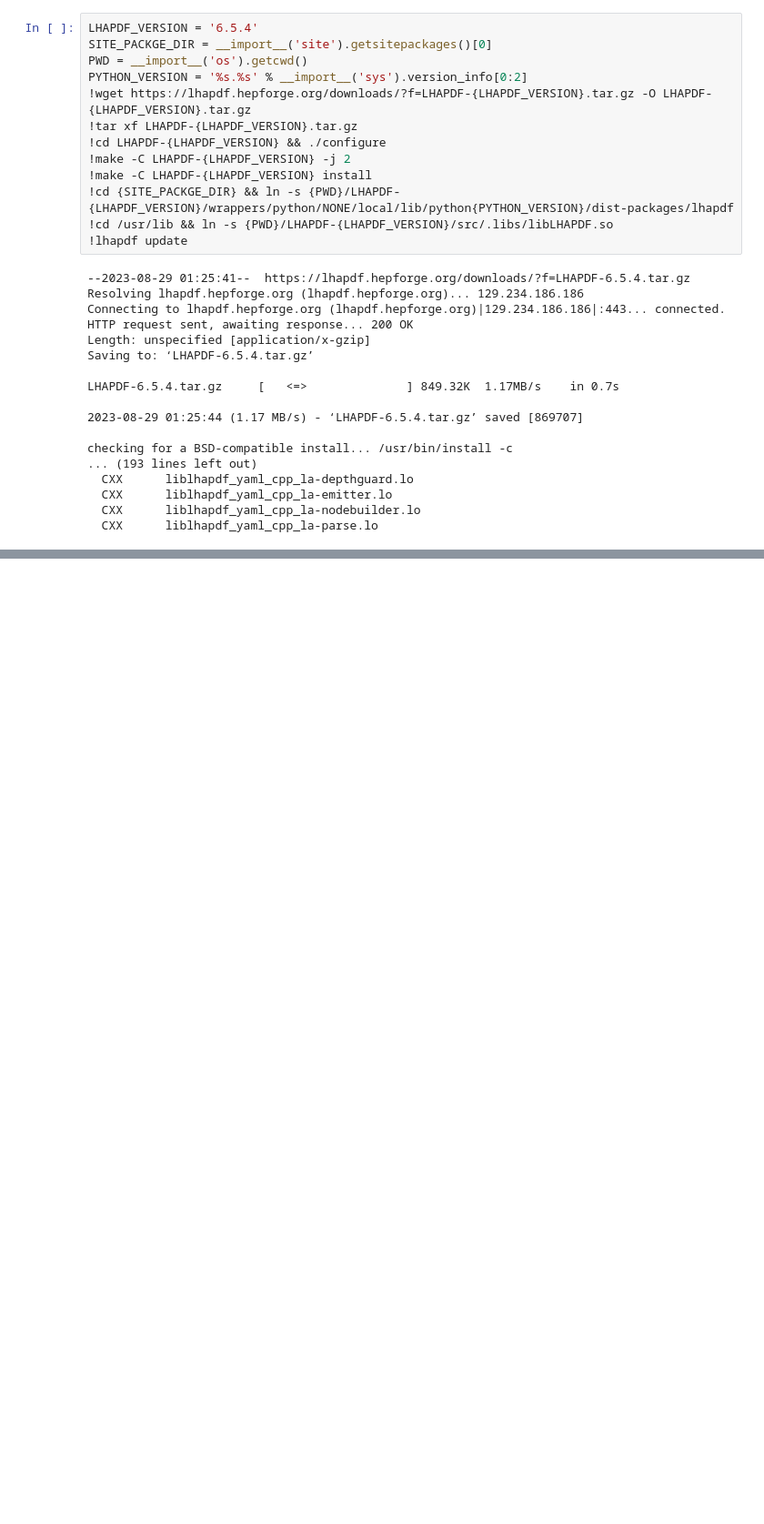
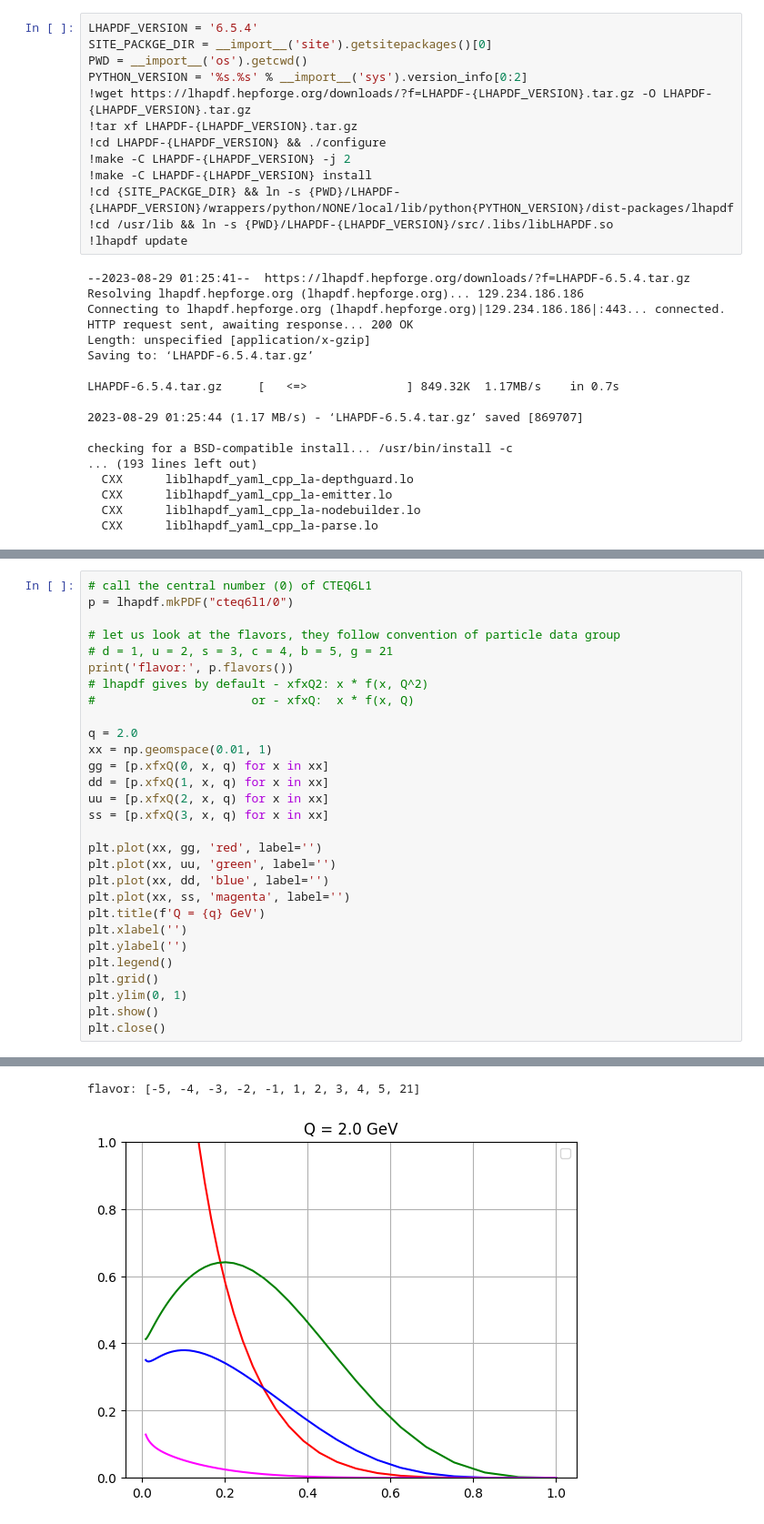
Before and after one commit to subhparasara/subhparasara, a Jupyter notebook: my_code.ipynb, the cells around one changed output, grey strips where cells are left out. Shown: that part at 91% size. Saved outputs shown, nothing was run; the diff lists cells and outputs as text; blank space fills up the shorter version.

```diff
--- a/my_code.ipynb
+++ b/my_code.ipynb
@@ -33,0 +43,30 @@ checking for a BSD-compatible install... /usr/bin/install -c
+# %%
+# call the central number (0) of CTEQ6L1
+p = lhapdf.mkPDF("cteq6l1/0")
+
+# let us look at the flavors, they follow convention of particle data group
+# d = 1, u = 2, s = 3, c = 4, b = 5, g = 21
+print('flavor:', p.flavors())
+# lhapdf gives by default - xfxQ2: x * f(x, Q^2)
+#                      or - xfxQ:  x * f(x, Q)
+
+q = 2.0
+xx = np.geomspace(0.01, 1)
+gg = [p.xfxQ(0, x, q) for x in xx]
+dd = [p.xfxQ(1, x, q) for x in xx]
+uu = [p.xfxQ(2, x, q) for x in xx]
+ss = [p.xfxQ(3, x, q) for x in xx]
+
+plt.plot(xx, gg, 'red', label='')
+plt.plot(xx, uu, 'green', label='')
+plt.plot(xx, dd, 'blue', label='')
+plt.plot(xx, ss, 'magenta', label='')
+plt.title(f'Q = {q} GeV')
+plt.xlabel('')
+plt.ylabel('')
+plt.legend()
+plt.grid()
+plt.ylim(0, 1)
+plt.show()
+plt.close()
+# %% [output]
@@ -33,0 +74,2 @@ checking for a BSD-compatible install... /usr/bin/install -c
+flavor: [-5, -4, -3, -2, -1, 1, 2, 3, 4, 5, 21]
+[figure, added]
```
Also changed, not shown: parts of 17 cells of this notebook.
